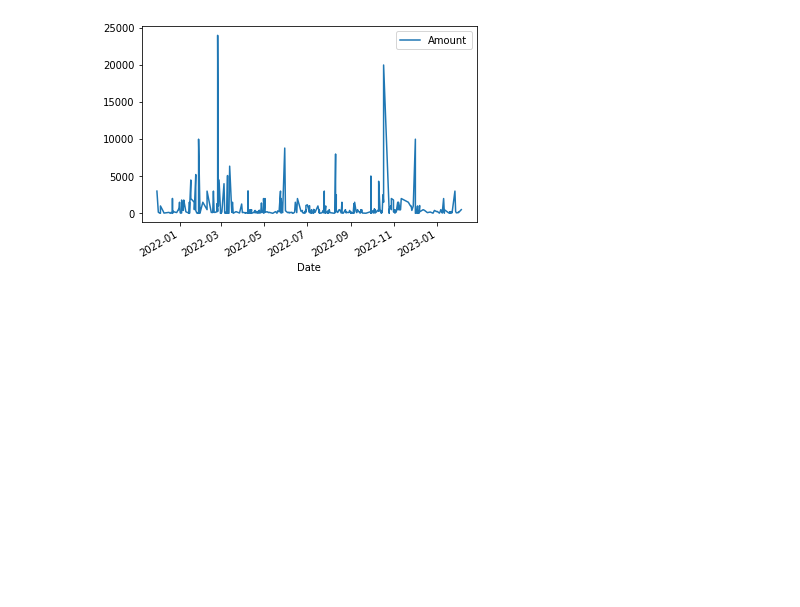
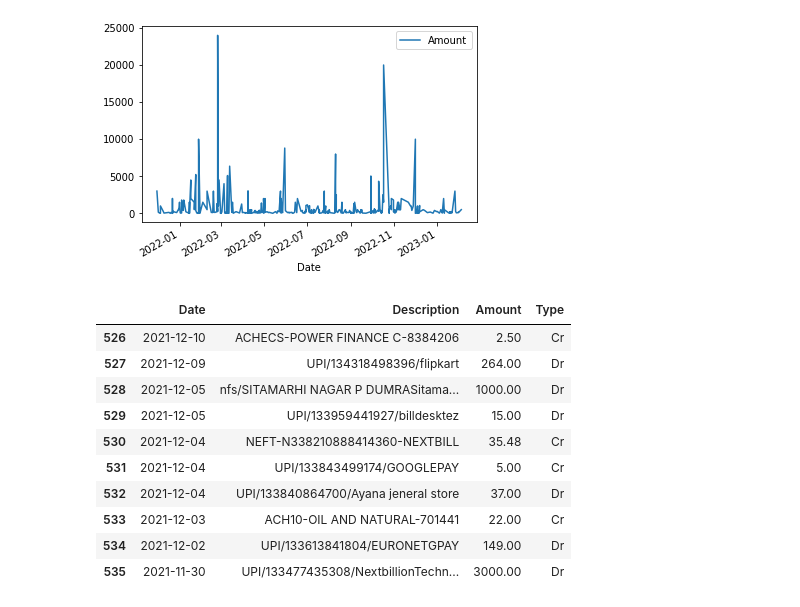
Before and after one commit to Ashwaniraj679/I-m-still-learning, a Jupyter notebook: My_bank_statement.ipynb, the cells around one changed output. Cells and saved outputs as stored; diff of their text form; code cells hidden in the pictures; blank space fills up the shorter version.

```diff
--- a/My_bank_statement.ipynb
+++ b/My_bank_statement.ipynb
@@ -156,6 +160,8 @@ plt.title('Top 10 UPI Addresses by Amount')
 plt.show()
 # %% [output]
 [figure]
+# %%
+fr = df.copy()
 # %%
 # Assume the DataFrame has a column called 'start_time'
 df['day_of_week'] = df['Date'].dt.weekday
@@ -233,3 +234,17 @@ df_debit.plot(x = 'Date', y = 'Amount')
 # %% [output]
 <AxesSubplot:xlabel='Date'>
 [figure]
+# %%
+fr.tail(10)
+# %% [output]
+|  | Date | Description | Amount | Type |
+| 526 | 2021-12-10 | ACHECS-POWER FINANCE C-8384206 | 2.50 | Cr |
+| 527 | 2021-12-09 | UPI/134318498396/flipkart | 264.00 | Dr |
+| 528 | 2021-12-05 | nfs/SITAMARHI NAGAR P DUMRASitama... | 1000.00 | Dr |
+| 529 | 2021-12-05 | UPI/133959441927/billdesktez | 15.00 | Dr |
+| 530 | 2021-12-04 | NEFT-N338210888414360-NEXTBILL | 35.48 | Cr |
+| 531 | 2021-12-04 | UPI/133843499174/GOOGLEPAY | 5.00 | Cr |
+| 532 | 2021-12-04 | UPI/133840864700/Ayana jeneral store | 37.00 | Dr |
+| 533 | 2021-12-03 | ACH10-OIL AND NATURAL-701441 | 22.00 | Cr |
+| 534 | 2021-12-02 | UPI/133613841804/EURONETGPAY | 149.00 | Dr |
+| 535 | 2021-11-30 | UPI/133477435308/NextbillionTechn... | 3000.00 | Dr |
```
Also changed, not shown: parts of 6 cells of this notebook.
